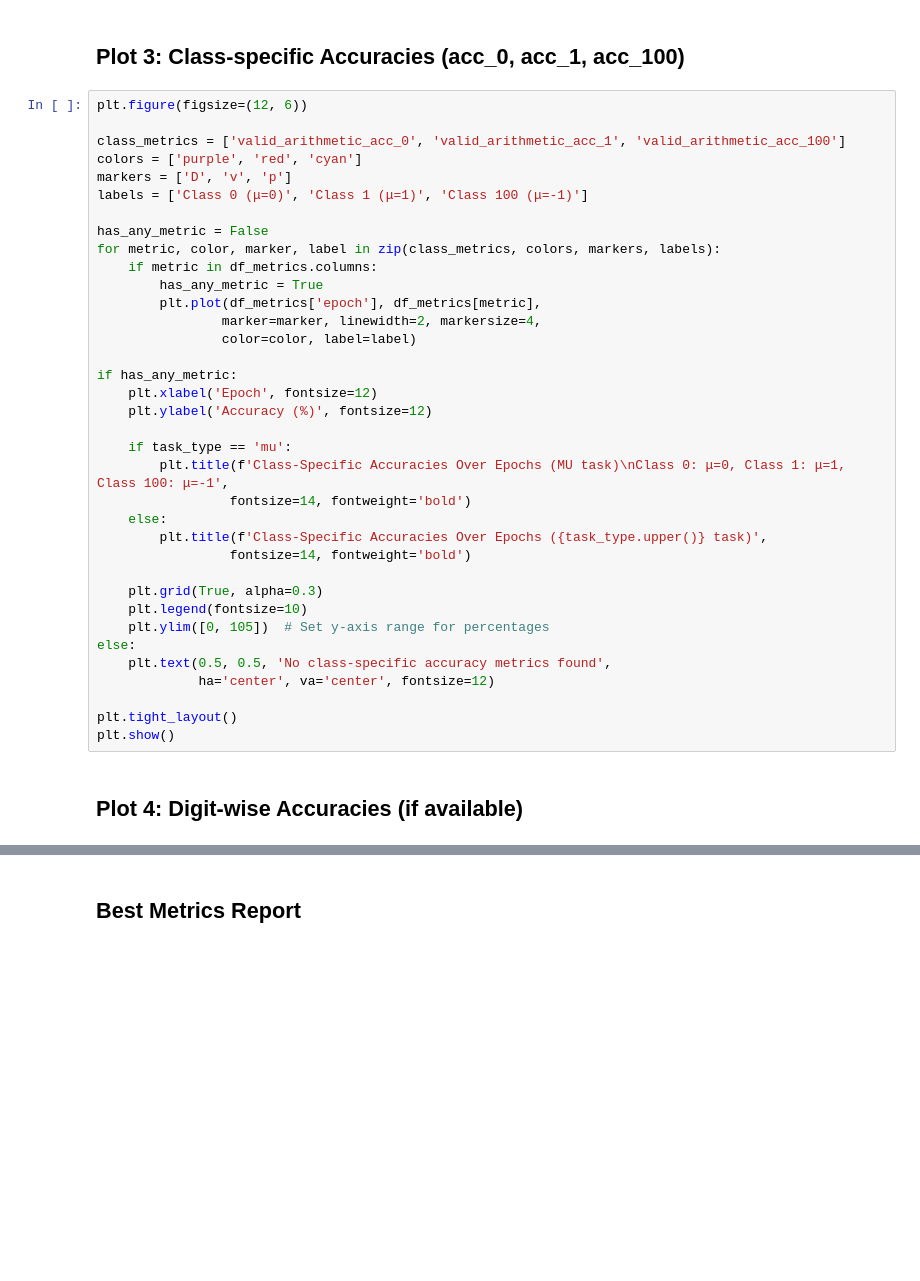
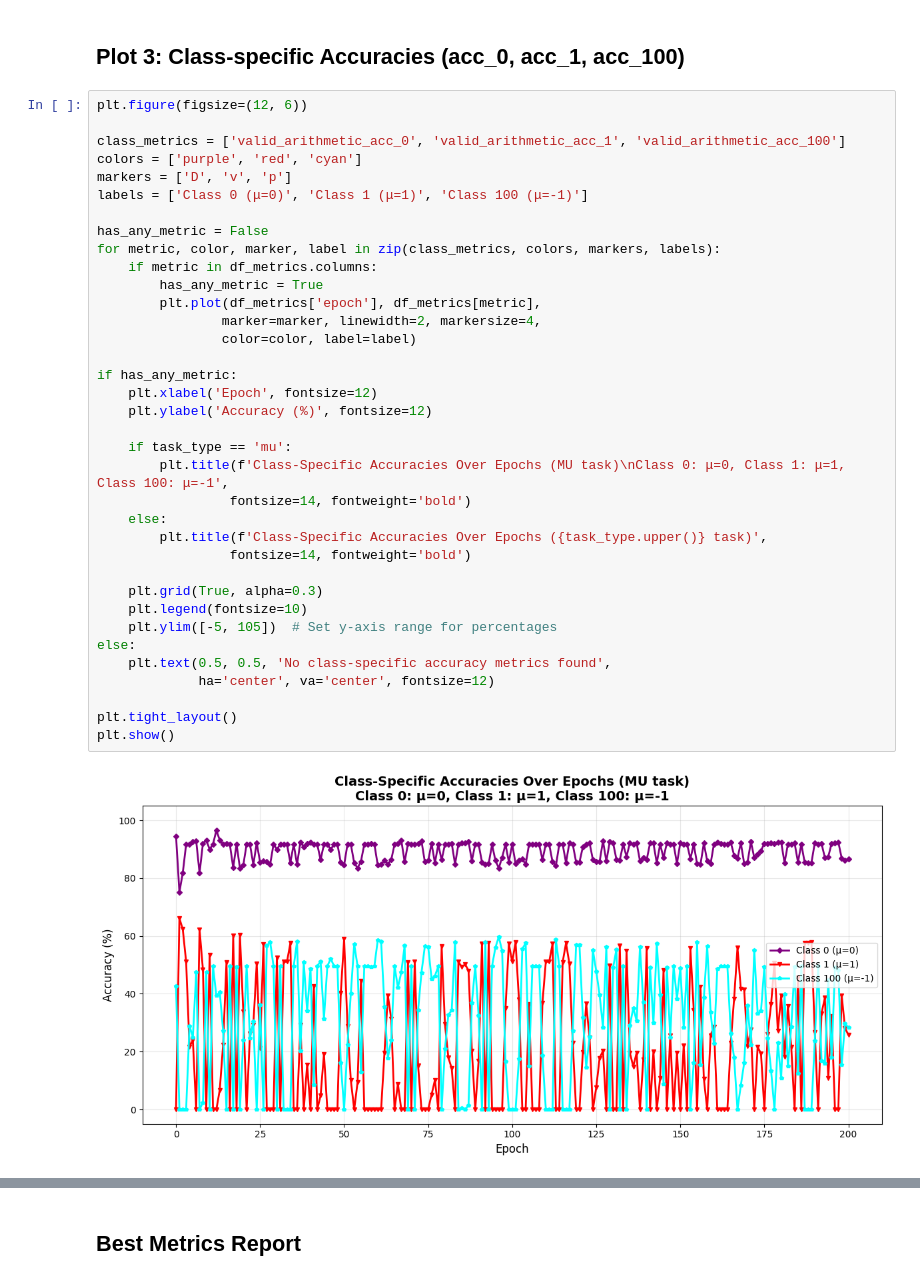
Before and after one commit to clairexuu/mobius_case_study, a Jupyter notebook: notebooks/interpret_train_log.ipynb, the cells around one changed output, grey strips where cells are left out. Saved outputs shown, nothing was run; the diff lists cells and outputs as text; blank space fills up the shorter version.

```diff
--- a/notebooks/interpret_train_log.ipynb
+++ b/notebooks/interpret_train_log.ipynb
@@ -221,33 +263,33 @@ colors = ['purple', 'red', 'cyan']
 markers = ['D', 'v', 'p']
 labels = ['Class 0 (μ=0)', 'Class 1 (μ=1)', 'Class 100 (μ=-1)']
 
 has_any_metric = False
 for metric, color, marker, label in zip(class_metrics, colors, markers, labels):
     if metric in df_metrics.columns:
         has_any_metric = True
         plt.plot(df_metrics['epoch'], df_metrics[metric],
                 marker=marker, linewidth=2, markersize=4,
                 color=color, label=label)
 
 if has_any_metric:
     plt.xlabel('Epoch', fontsize=12)
     plt.ylabel('Accuracy (%)', fontsize=12)
 
     if task_type == 'mu':
         plt.title(f'Class-Specific Accuracies Over Epochs (MU task)\nClass 0: μ=0, Class 1: μ=1, Class 100: μ=-1',
                  fontsize=14, fontweight='bold')
     else:
         plt.title(f'Class-Specific Accuracies Over Epochs ({task_type.upper()} task)',
                  fontsize=14, fontweight='bold')
 
     plt.grid(True, alpha=0.3)
     plt.legend(fontsize=10)
-    plt.ylim([0, 105])  # Set y-axis range for percentages
+    plt.ylim([-5, 105])  # Set y-axis range for percentages
 else:
     plt.text(0.5, 0.5, 'No class-specific accuracy metrics found',
              ha='center', va='center', fontsize=12)
 
 plt.tight_layout()
 plt.show()
+# %% [output]
+[figure, added]
-# %% [markdown]
-## Plot 4: Digit-wise Accuracies (if available)
```
Also changed, not shown: parts of 13 cells of this notebook, 11 other files.
